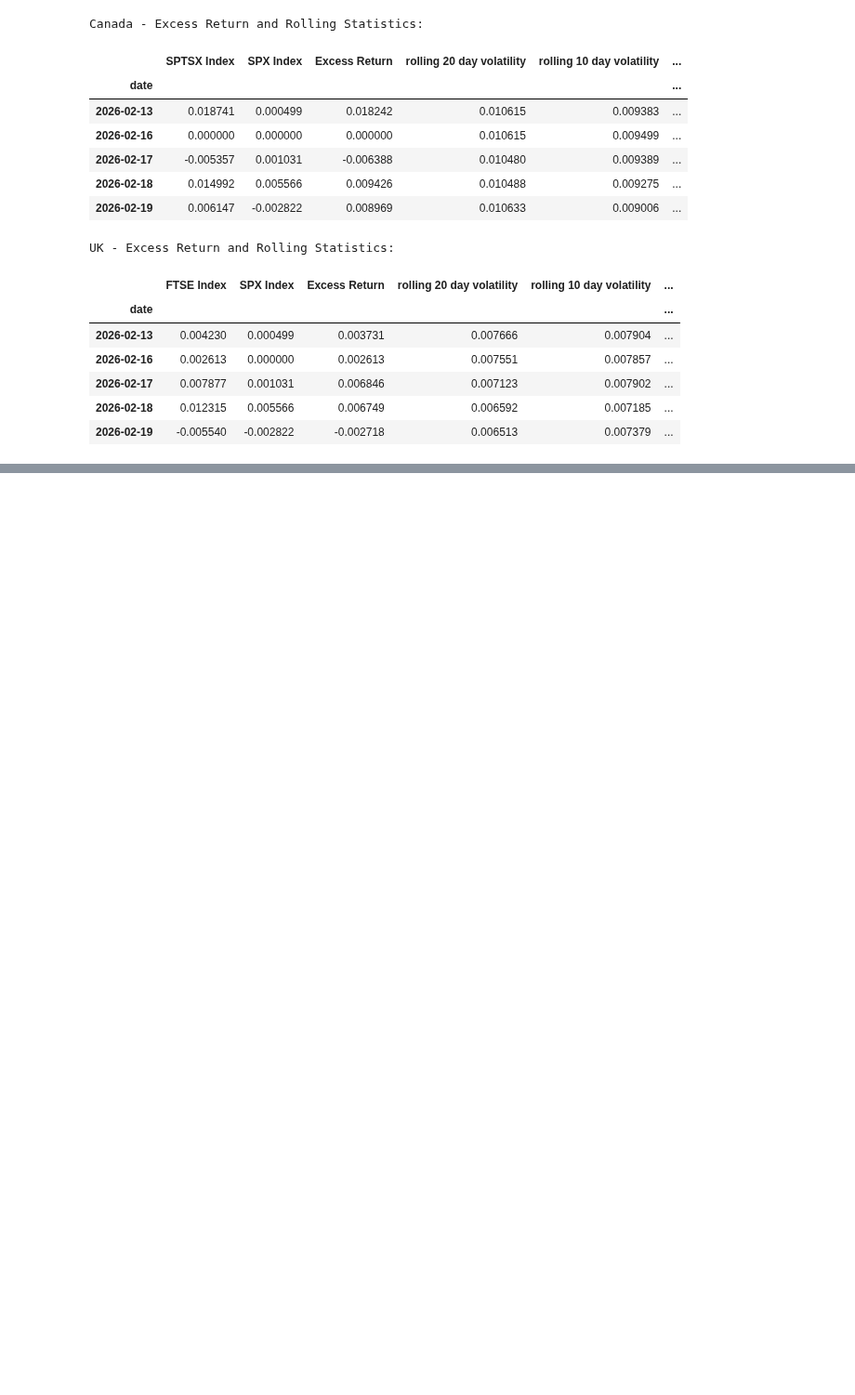
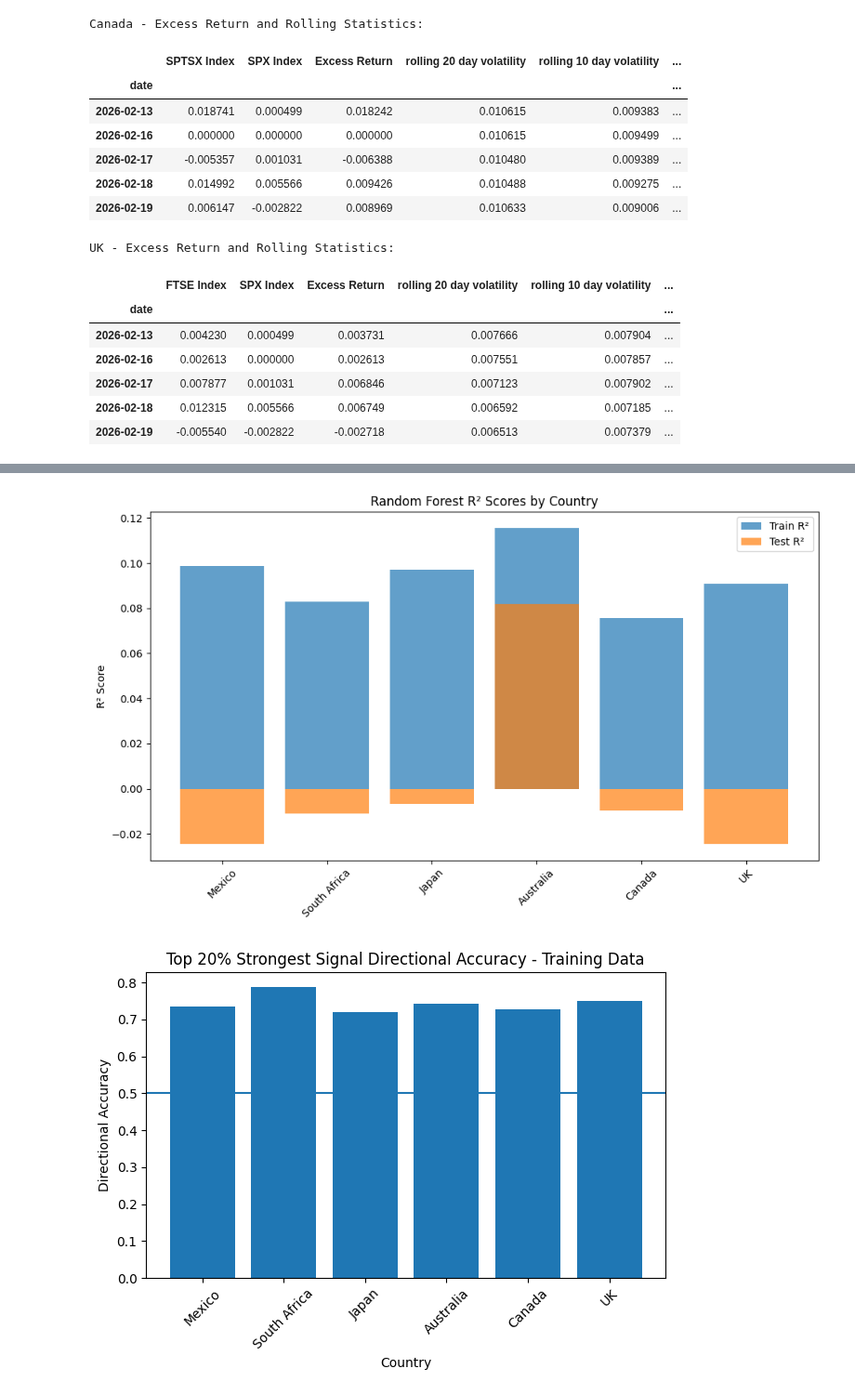
Before and after one commit to AdithSrinivasan/qts-cross-asset-fx, a Jupyter notebook: sandbox/second_regression.ipynb, the cells around one changed output, grey strips where cells are left out. Shown at 93% size. Cells and saved outputs as stored; diff of their text form; code cells hidden in the pictures; blank space fills up the shorter version.

```diff
--- a/sandbox/second_regression.ipynb
+++ b/sandbox/second_regression.ipynb
@@ -482,0 +712,51 @@ def expanding_oos_rf(X, y, split_date):
+# %%
+import matplotlib.pyplot as plt
+plt.figure(figsize=(10, 6))
+plt.bar(train_r2s.keys(), train_r2s.values(), alpha=0.7, label='Train R²')
+plt.bar(test_r2s.keys(), test_r2s.values(), alpha=0.7, label='Test R²')
+plt.ylabel('R² Score')
+plt.title('Random Forest R² Scores by Country')
+plt.xticks(rotation=45)
+plt.legend()
+plt.tight_layout()
+
+# Extract countries and second value from tuple
+countries2 = list(train_accuracies.keys())
+values = [v[0][1] for v in train_accuracies.values()]
+
+# Create bar plot
+plt.figure()
+plt.bar(countries2, values)
+
+plt.xlabel("Country")
+plt.ylabel("Directional Accuracy")
+plt.title("Top 20% Strongest Signal Directional Accuracy - Training Data")
+plt.xticks(rotation=45)
+
+# Optional benchmark line at 0.5
+plt.axhline(0.5)
+
+plt.tight_layout()
+plt.show()
+
+# Extract countries and second value from tuple
+countries2 = list(test_accuracies.keys())
+values = [v[0][1] for v in test_accuracies.values()]
+
+# Create bar plot
+plt.figure()
+plt.bar(countries2, values)
+
+plt.xlabel("Country")
+plt.ylabel("Directional Accuracy")
+plt.title("Top 20% Strongest Signal Directional Accuracy - Test Data")
+plt.xticks(rotation=45)
+
+# Optional benchmark line at 0.5
+plt.axhline(0.5)
+
+plt.tight_layout()
+plt.show()
+# %% [output]
+[figure, added]
+[figure, added]
```
Also changed, not shown: parts of 20 cells of this notebook, 1 other file.
